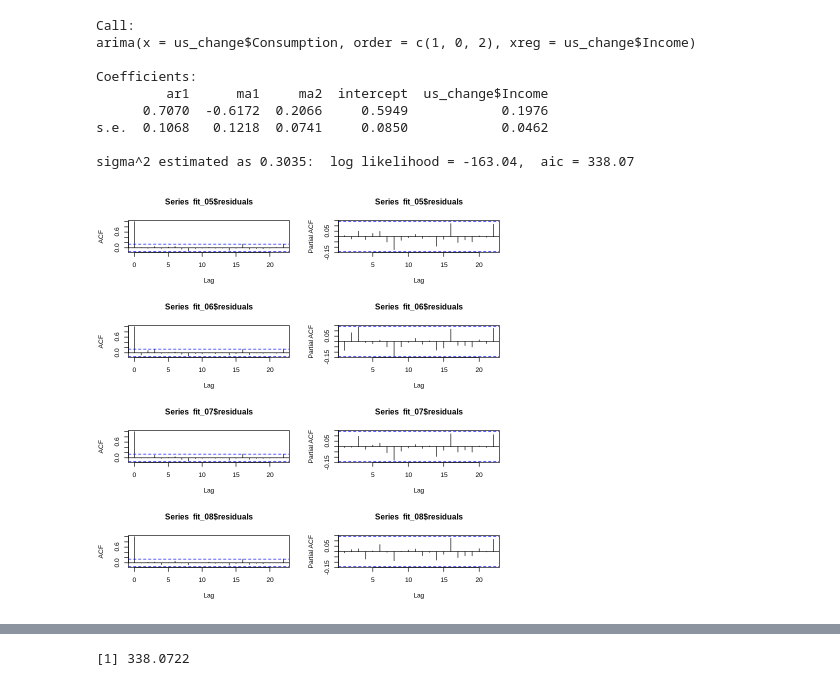
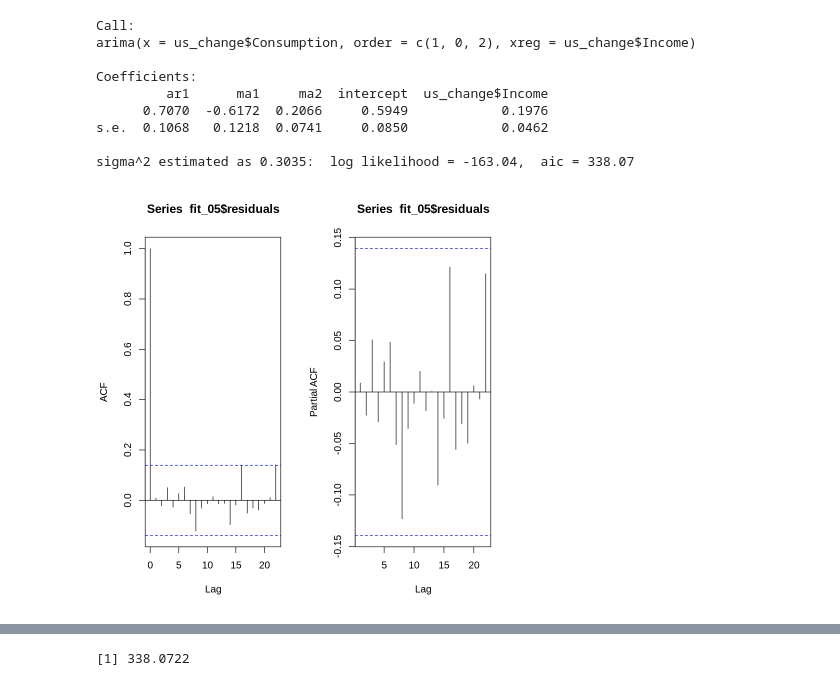
Before and after one commit to ctruciosm/ctruciosm.github.io, a Jupyter notebook: datasets/SARIMAX.ipynb, the cells around one changed output, grey strips where cells are left out. Cells and saved outputs as stored; diff of their text form; code cells hidden in the pictures.

```diff
--- a/datasets/SARIMAX.ipynb
+++ b/datasets/SARIMAX.ipynb
@@ -202,15 +215,9 @@ fit_06 = arima(us_change$Consumption, order = c(1, 0, 1), xreg = us_change$Incom
 fit_07 = arima(us_change$Consumption, order = c(2, 0, 1), xreg = us_change$Income)
 fit_08 = arima(us_change$Consumption, order = c(2, 0, 2), xreg = us_change$Income)
 # %%
-op = par(mfrow = c(4, 2))
+op = par(mfrow = c(1, 2))
 acf(fit_05$residuals)
 pacf(fit_05$residuals)
-acf(fit_06$residuals)
-pacf(fit_06$residuals)
-acf(fit_07$residuals)
-pacf(fit_07$residuals)
-acf(fit_08$residuals)
-pacf(fit_08$residuals)
 par(op)
 # %% [output]
-[figure, old version]
+[figure, new version]
```
Also changed, not shown: parts of 17 cells of this notebook, 1 other file.
